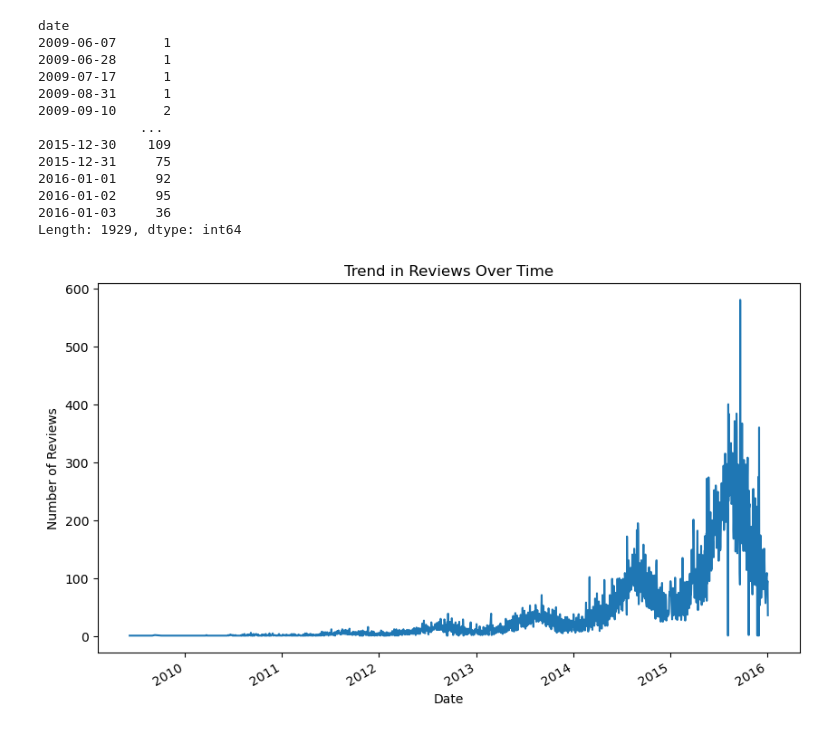
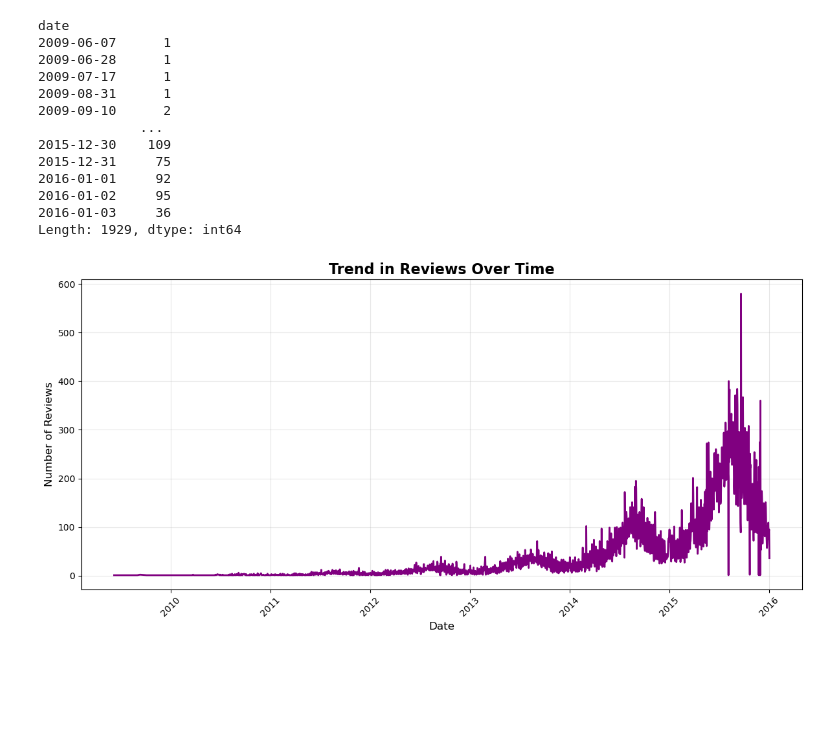
Before and after one commit to Sibongile46/Project-1, a Jupyter notebook: Seatle_Airbnb.ipynb, the cells around one changed output. Saved outputs shown, nothing was run; the diff lists cells and outputs as text; code cells hidden in the pictures; blank space fills up the shorter version.

```diff
--- a/Seatle_Airbnb.ipynb
+++ b/Seatle_Airbnb.ipynb
@@ -306,11 +331,16 @@ date
 2016-01-02     95
 2016-01-03     36
 Length: 1929, dtype: int64
-# %%
-plt.figure(figsize=(10, 6))
-reviews_trend.plot(title='Trend in Reviews Over Time', xlabel='Date', ylabel='Number of Reviews')
-plt.show()
-
-# Save insights for further communication
-# %% [output]
-[figure, removed]
+# %%
+plt.figure(figsize=(12, 6))
+plt.plot(reviews_trend.index, reviews_trend.values, color='purple', linewidth=2)
+plt.title('Trend in Reviews Over Time', fontsize=16, weight='bold')
+plt.xlabel('Date', fontsize=12)
+plt.ylabel('Number of Reviews', fontsize=12)
+plt.grid(alpha=0.3)
+plt.xticks(rotation=45)
+plt.tight_layout()
+plt.savefig('reviews_trend_refined.png', dpi=300)  # Save in high resolution
+plt.show()
+# %% [output]
+[figure, added]
```
Also changed, not shown: parts of 8 cells of this notebook, 4 other files.
